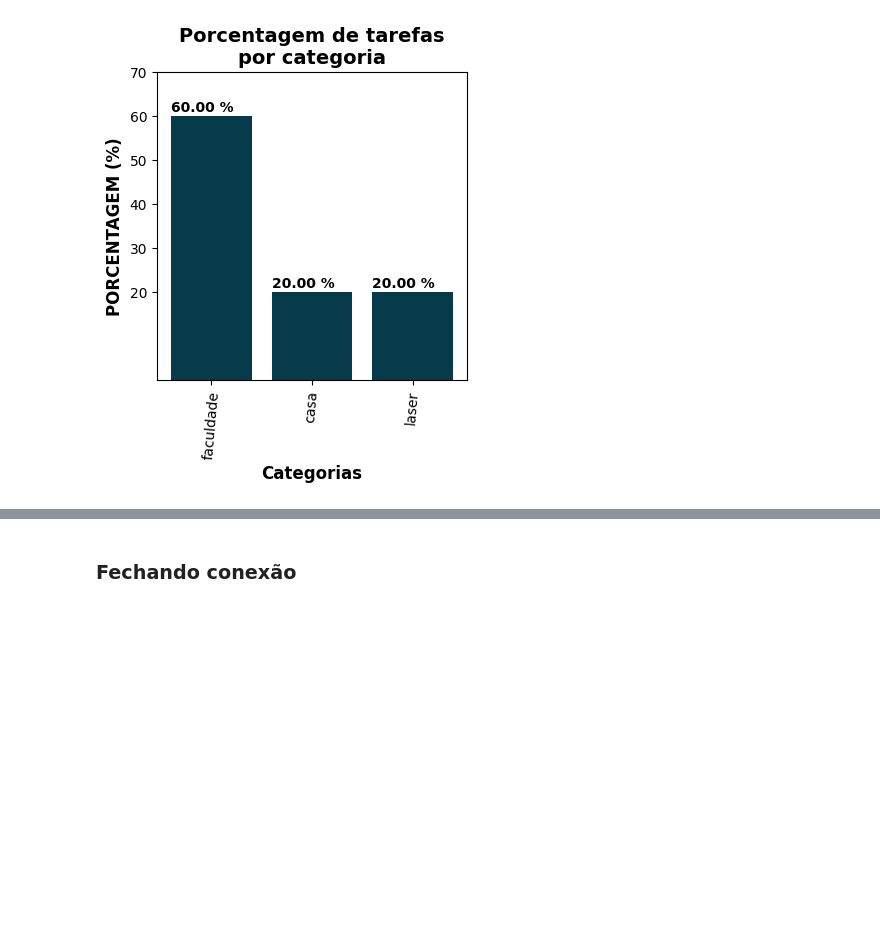
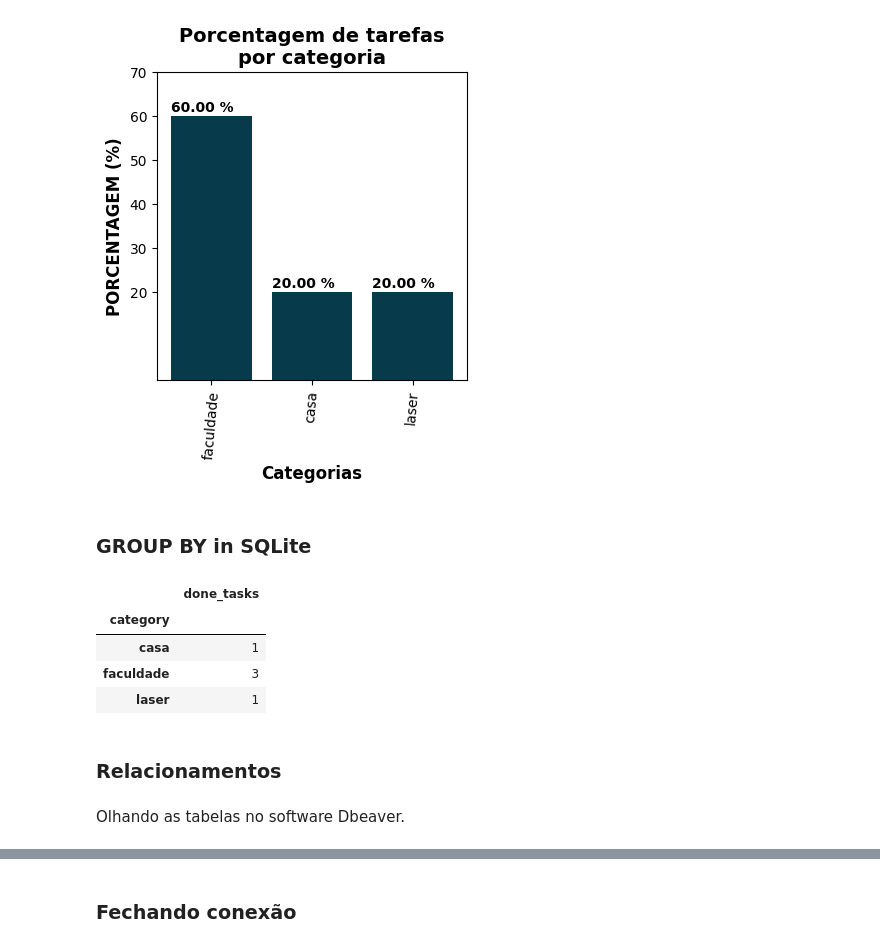
Before and after one commit to leandrocl2005/Curso-basico-de-Python-para-cientistas-de-dados, a Jupyter notebook: aulas/cd_aula_7.ipynb, the cells around one changed output, grey strips where cells are left out. Saved outputs shown, nothing was run; the diff lists cells and outputs as text; code cells hidden in the pictures; blank space fills up the shorter version.

```diff
--- a/aulas/cd_aula_7.ipynb
+++ b/aulas/cd_aula_7.ipynb
@@ -451,3 +463,19 @@ for i, task in enumerate(df_temp.index):
 plt.show()
 # %% [output]
 [figure]
+# %% [markdown]
+### GROUP BY in SQLite
+# %%
+pd.read_sql_query("""
+    SELECT category, COUNT(*) AS done_tasks
+    FROM tasks
+    GROUP BY category;
+""", conn, index_col='category')
+# %% [output]
+|  | done_tasks |
+| category |  |
+| casa | 1 |
+| faculdade | 3 |
+| laser | 1 |
+# %% [markdown]
+### Relacionamentos
@@ -453,0 +501,2 @@ plt.show()
+# %% [markdown]
+Olhando as tabelas no software Dbeaver.
```
Also changed, not shown: parts of 101 cells of this notebook, 4 other files.
